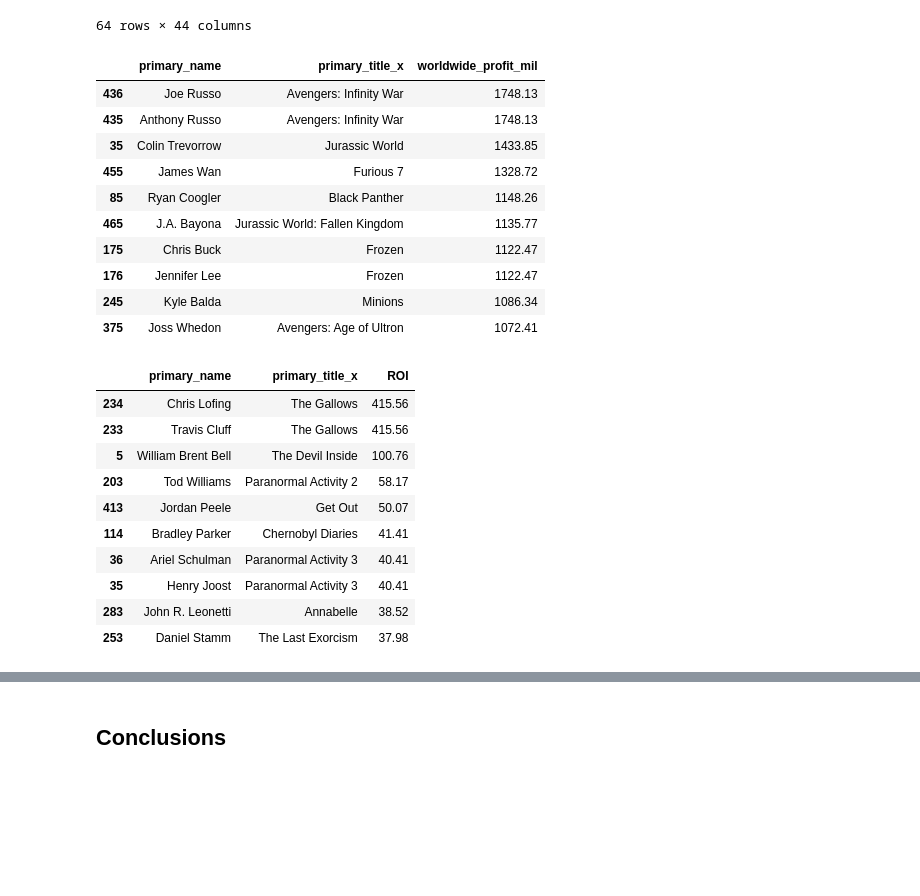
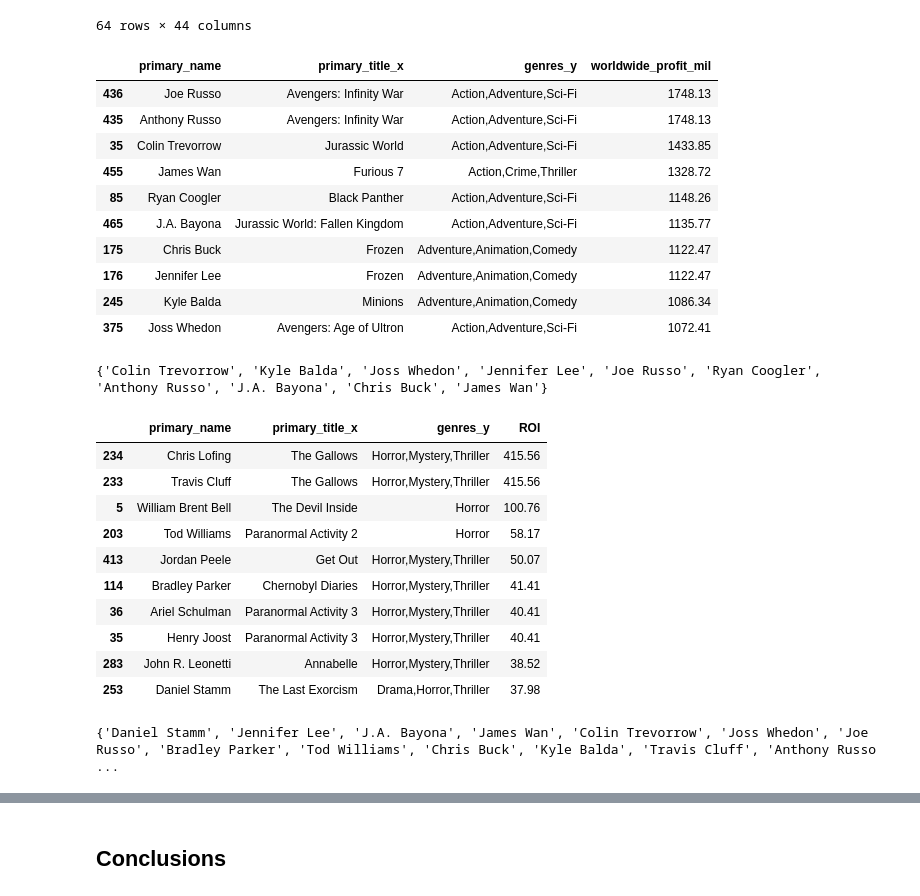
Before and after one commit to gcburgess/Xbox-to-Box-Office, a Jupyter notebook: greg-notebooks-folder/GREG_slightly_polished.ipynb, the cells around one changed output, grey strips where cells are left out. Drawn from its saved outputs; the diff is of its cells as text; code cells hidden in the pictures; blank space fills up the shorter version.

```diff
--- a/greg-notebooks-folder/GREG_slightly_polished.ipynb
+++ b/greg-notebooks-folder/GREG_slightly_polished.ipynb
@@ -927,8 +997,11 @@ principals_top_50_worldwide_profit_df
 | 497 | tt7002100 | 8 | nm9061882 | actress | None | ["Alma"] | Lucy Rodriguez Sandoval | nan | nan | ... |
 | 498 | tt7002100 | 9 | nm9061886 | actress | None | ["Young Phoebe"] | Isabelle Stokes | nan | nan | ... |
 499 rows × 44 columns
+# %%
+# Let's make an empty set to save the best directors (cast to list later)
+director_set = set()
 # %%
-filt = principals_top_50_worldwide_profit_df['category'] == 'director'
+filt = (principals_top_50_worldwide_profit_df['category'] == 'director')
 principals_top_50_worldwide_profit_df[filt]
 # %% [output]
 |  | movie_id | ordering | person_id | category | job | characters | primary_name | birth_year | death_year | ... |
@@ -946,36 +1019,46 @@ principals_top_50_worldwide_profit_df[filt]
 64 rows × 44 columns
 # %%
 sorted_df = principals_top_50_worldwide_profit_df[filt].sort_values('worldwide_profit_mil', ascending=False)
-sorted_df.head(10)[['primary_name', 'primary_title_x', 'worldwide_profit_mil']]
+director_set.update(sorted_df.head(10)['primary_name'])
+sorted_df.head(10)[['primary_name', 'primary_title_x', 'genres_y', 'worldwide_profit_mil']]
 # %% [output]
-|  | primary_name | primary_title_x | worldwide_profit_mil |
-| 436 | Joe Russo | Avengers: Infinity War | 1748.13 |
-| 435 | Anthony Russo | Avengers: Infinity War | 1748.13 |
-| 35 | Colin Trevorrow | Jurassic World | 1433.85 |
-| 455 | James Wan | Furious 7 | 1328.72 |
-| 85 | Ryan Coogler | Black Panther | 1148.26 |
-| 465 | J.A. Bayona | Jurassic World: Fallen Kingdom | 1135.77 |
-| 175 | Chris Buck | Frozen | 1122.47 |
-| 176 | Jennifer Lee | Frozen | 1122.47 |
-| 245 | Kyle Balda | Minions | 1086.34 |
-| 375 | Joss Whedon | Avengers: Age of Ultron | 1072.41 |
+|  | primary_name | primary_title_x | genres_y | worldwide_profit_mil |
+| 436 | Joe Russo | Avengers: Infinity War | Action,Adventure,Sci-Fi | 1748.13 |
+| 435 | Anthony Russo | Avengers: Infinity War | Action,Adventure,Sci-Fi | 1748.13 |
+| 35 | Colin Trevorrow | Jurassic World | Action,Adventure,Sci-Fi | 1433.85 |
+| 455 | James Wan | Furious 7 | Action,Crime,Thriller | 1328.72 |
+| 85 | Ryan Coogler | Black Panther | Action,Adventure,Sci-Fi | 1148.26 |
+| 465 | J.A. Bayona | Jurassic World: Fallen Kingdom | Action,Adventure,Sci-Fi | 1135.77 |
+| 175 | Chris Buck | Frozen | Adventure,Animation,Comedy | 1122.47 |
+| 176 | Jennifer Lee | Frozen | Adventure,Animation,Comedy | 1122.47 |
+| 245 | Kyle Balda | Minions | Adventure,Animation,Comedy | 1086.34 |
+| 375 | Joss Whedon | Avengers: Age of Ultron | Action,Adventure,Sci-Fi | 1072.41 |
+# %%
+print(director_set)
+# %% [output]
+{'Colin Trevorrow', 'Kyle Balda', 'Joss Whedon', 'Jennifer Lee', 'Joe Russo', 'Ryan Coogler', 'Anthony Russo', 'J.A. Bayona', 'Chris Buck', 'James Wan'}
 # %%
 principals_top_50_ROI_df = imdb_principals_df.merge(top_50_ROI_df, on='movie_id', how='inner')
 filt = principals_top_50_ROI_df['category'] == 'director'
 sorted_df = principals_top_50_ROI_df[filt].sort_values('ROI', ascending=False)
-sorted_df.head(10)[['primary_name', 'primary_title_x', 'ROI']]
+director_set.update(sorted_df.head(10)['primary_name'])
+sorted_df.head(10)[['primary_name', 'primary_title_x', 'genres_y', 'ROI']]
 # %% [output]
-|  | primary_name | primary_title_x | ROI |
-| 234 | Chris Lofing | The Gallows | 415.56 |
-| 233 | Travis Cluff | The Gallows | 415.56 |
-| 5 | William Brent Bell | The Devil Inside | 100.76 |
-| 203 | Tod Williams | Paranormal Activity 2 | 58.17 |
-| 413 | Jordan Peele | Get Out | 50.07 |
-| 114 | Bradley Parker | Chernobyl Diaries | 41.41 |
-| 36 | Ariel Schulman | Paranormal Activity 3 | 40.41 |
-| 35 | Henry Joost | Paranormal Activity 3 | 40.41 |
-| 283 | John R. Leonetti | Annabelle | 38.52 |
-| 253 | Daniel Stamm | The Last Exorcism | 37.98 |
+|  | primary_name | primary_title_x | genres_y | ROI |
+| 234 | Chris Lofing | The Gallows | Horror,Mystery,Thriller | 415.56 |
+| 233 | Travis Cluff | The Gallows | Horror,Mystery,Thriller | 415.56 |
+| 5 | William Brent Bell | The Devil Inside | Horror | 100.76 |
+| 203 | Tod Williams | Paranormal Activity 2 | Horror | 58.17 |
+| 413 | Jordan Peele | Get Out | Horror,Mystery,Thriller | 50.07 |
+| 114 | Bradley Parker | Chernobyl Diaries | Horror,Mystery,Thriller | 41.41 |
+| 36 | Ariel Schulman | Paranormal Activity 3 | Horror,Mystery,Thriller | 40.41 |
+| 35 | Henry Joost | Paranormal Activity 3 | Horror,Mystery,Thriller | 40.41 |
+| 283 | John R. Leonetti | Annabelle | Horror,Mystery,Thriller | 38.52 |
+| 253 | Daniel Stamm | The Last Exorcism | Drama,Horror,Thriller | 37.98 |
+# %%
+print(director_set)
+# %% [output]
+{'Daniel Stamm', 'Jennifer Lee', 'J.A. Bayona', 'James Wan', 'Colin Trevorrow', 'Joss Whedon', 'Joe Russo', 'Bradley Parker', 'Tod Williams', 'Chris Buck', 'Kyle Balda', 'Travis Cluff', 'Anthony Russo ...
 # %%
 principals_top_50_popularity_df = imdb_principals_df.merge(top_50_popularity_df, on='movie_id', how='inner')
 filt = principals_top_50_popularity_df['category'] == 'director'
```
Also changed, not shown: parts of 27 cells of this notebook.
